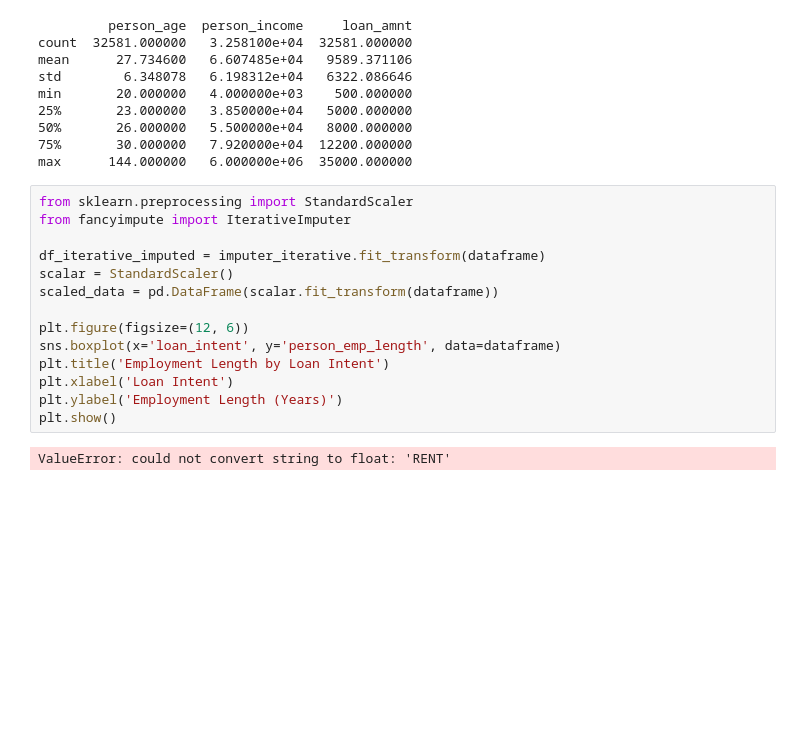
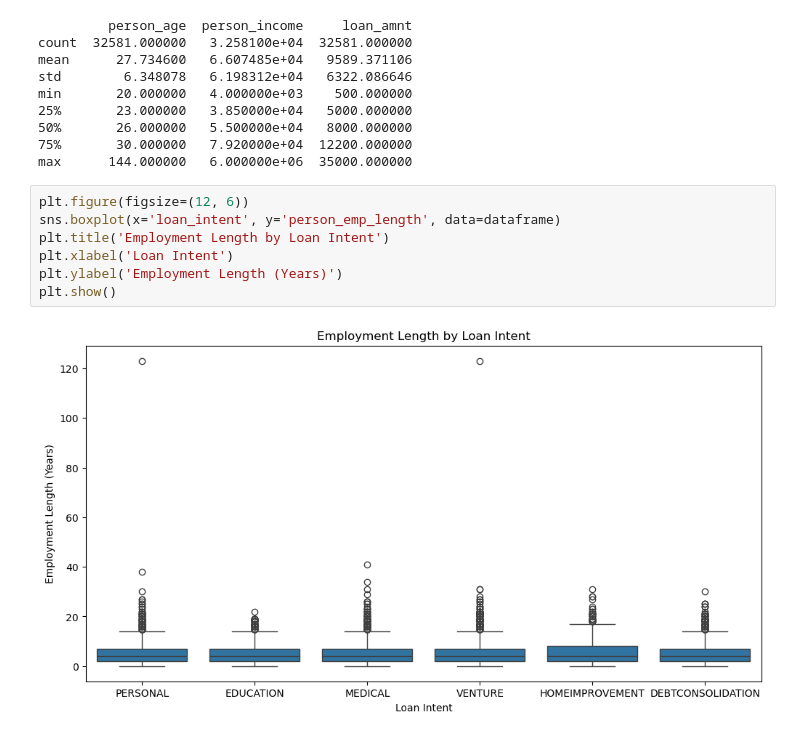
Before and after one commit to hoangtrung301997/Loan-Approval-Prediction, a Jupyter notebook: LearnDataset.ipynb, the cells around one changed output. Drawn from its saved outputs; the diff is of its cells as text; blank space fills up the shorter version.

Commit message:
Handled missing data

```diff
--- a/LearnDataset.ipynb
+++ b/LearnDataset.ipynb
@@ -56,18 +56,11 @@ min       20.000000   4.000000e+03    500.000000
 75%       30.000000   7.920000e+04  12200.000000
 max      144.000000   6.000000e+06  35000.000000
 # %%
-from sklearn.preprocessing import StandardScaler
-from fancyimpute import IterativeImputer
-
-df_iterative_imputed = imputer_iterative.fit_transform(dataframe)
-scalar = StandardScaler()
-scaled_data = pd.DataFrame(scalar.fit_transform(dataframe))
-
 plt.figure(figsize=(12, 6))
 sns.boxplot(x='loan_intent', y='person_emp_length', data=dataframe)
 plt.title('Employment Length by Loan Intent')
 plt.xlabel('Loan Intent')
 plt.ylabel('Employment Length (Years)')
 plt.show()
 # %% [output]
-ValueError: could not convert string to float: 'RENT'
+[figure, added]
```
Also changed, not shown: parts of 6 cells of this notebook, 5 other files.
